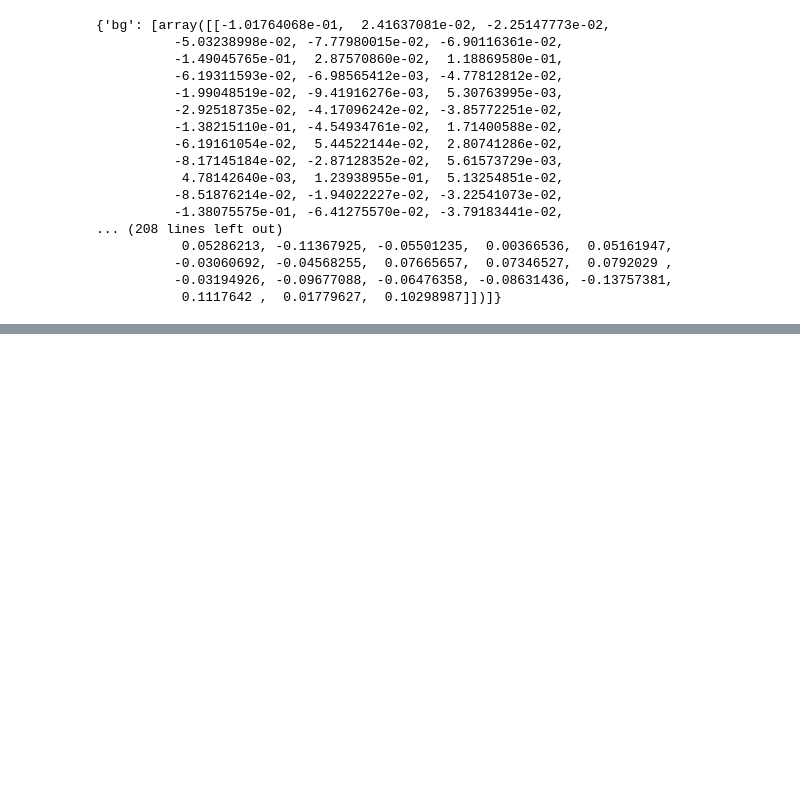
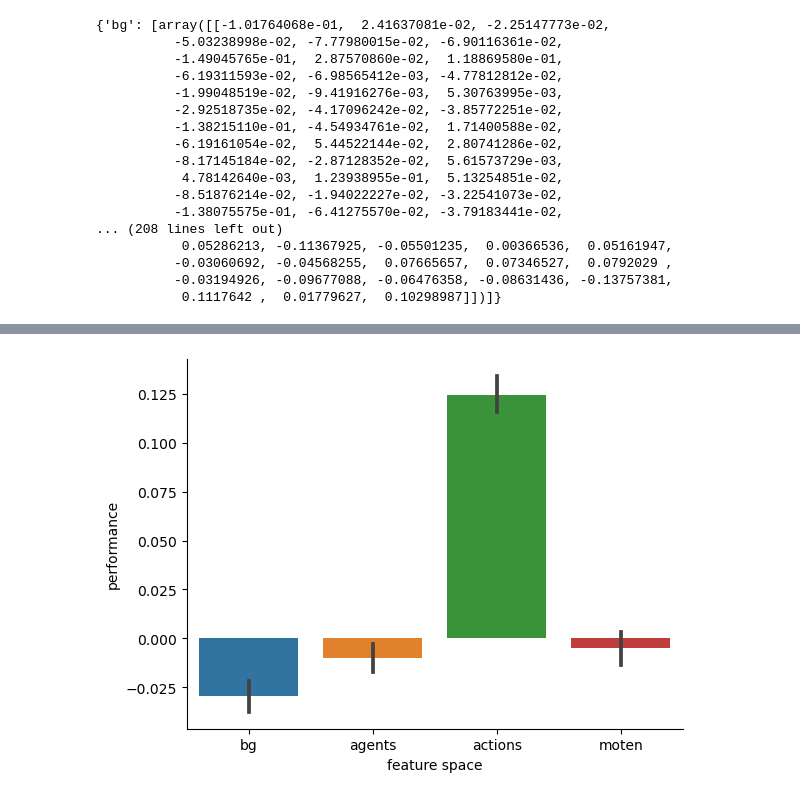
Before and after one commit to jungheejung/life-encoding, a Jupyter notebook: scripts/himalaya/roitest/step02_plotextractcorr.ipynb, the cells around one changed output, grey strips where cells are left out. Cells and saved outputs as stored; diff of their text form; code cells hidden in the pictures; blank space fills up the shorter version.

```diff
--- a/scripts/himalaya/roitest/step02_plotextractcorr.ipynb
+++ b/scripts/himalaya/roitest/step02_plotextractcorr.ipynb
@@ -56,0 +40,10 @@ plt.show()
+# %%
+import pandas as pd
+
+roi_df = {'performance': [],'feature space': []}
+for k in stack_data:
+    for v in stack_data[k][0][0]:
+        roi_df['performance'].append(v)
+        roi_df['feature space'].append(k)
+df = pd.DataFrame(roi_df)
+# df.melt(var_name='key', value_name='value')
@@ -56,0 +66,10 @@ plt.show()
+# %%
+sns.barplot(x="feature space",
+              y="performance",
+              data=df,
+              order=['bg', 'agents', 'actions', 'moten']
+            )
+# plt.ylim(-0.025, 0.08)
+sns.despine()
+# %% [output]
+[figure, added]
```
Also changed, not shown: parts of 18 cells of this notebook, 2 other files.
